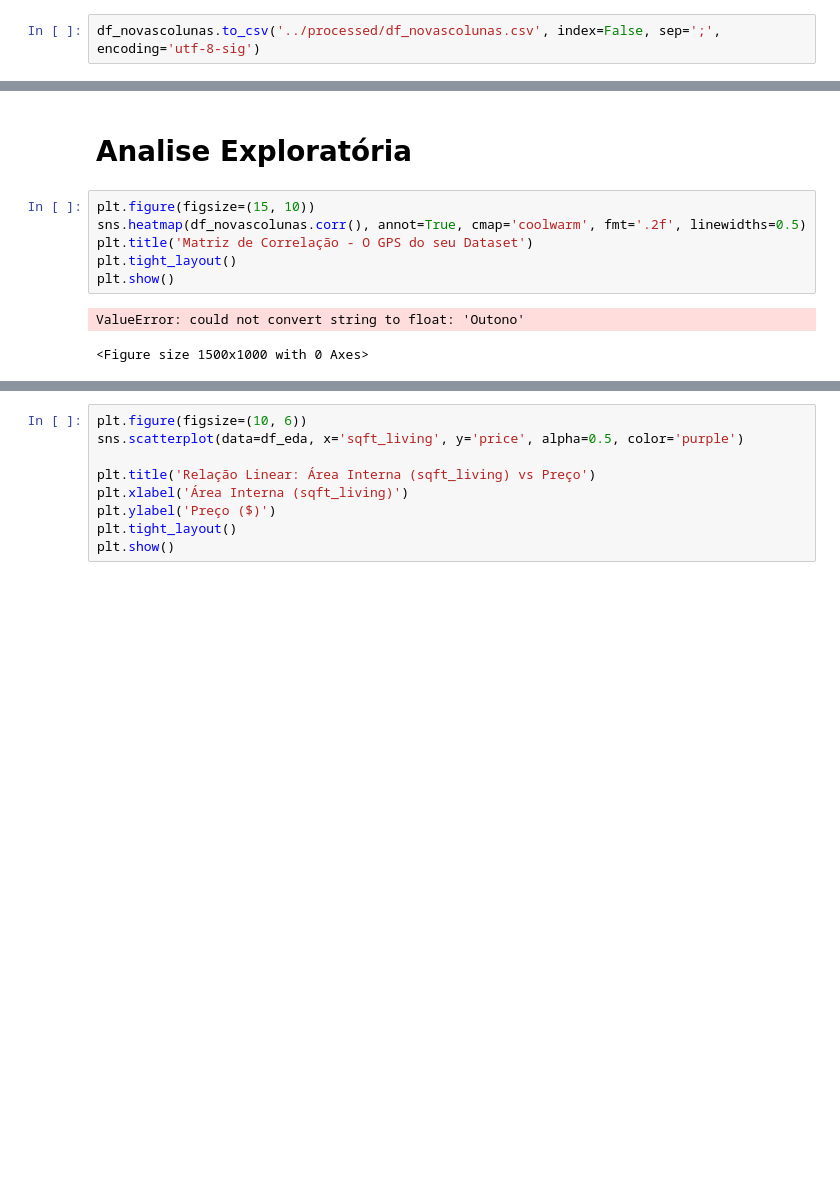
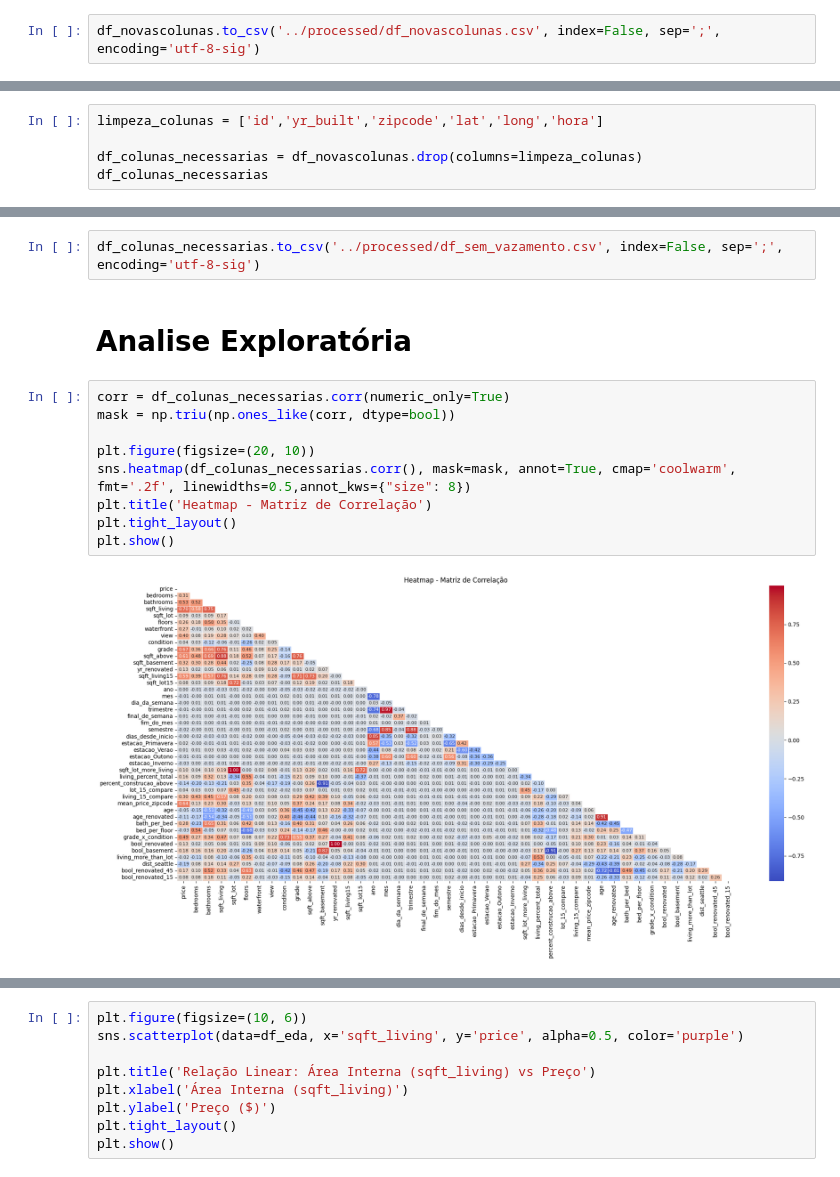
Before and after one commit to programagiovanni-code/sctec_projeto, a Jupyter notebook: tratamento/feature_engineering.ipynb, the cells around one changed output, grey strips where cells are left out. Saved outputs shown, nothing was run; the diff lists cells and outputs as text; blank space fills up the shorter version.

```diff
--- a/tratamento/feature_engineering.ipynb
+++ b/tratamento/feature_engineering.ipynb
@@ -100,0 +120,5 @@ df_novascolunas.to_csv('../processed/df_novascolunas.csv', index=False, sep=';',
+# %%
+limpeza_colunas = ['id','yr_built','zipcode','lat','long','hora']
+
+df_colunas_necessarias = df_novascolunas.drop(columns=limpeza_colunas)
+df_colunas_necessarias
@@ -101,11 +139,15 @@ df_novascolunas.to_csv('../processed/df_novascolunas.csv', index=False, sep=';',
+# %%
+df_colunas_necessarias.to_csv('../processed/df_sem_vazamento.csv', index=False, sep=';', encoding='utf-8-sig')
 # %% [markdown]
 # Analise Exploratória
 # %%
-plt.figure(figsize=(15, 10))
-sns.heatmap(df_novascolunas.corr(), annot=True, cmap='coolwarm', fmt='.2f', linewidths=0.5)
-plt.title('Matriz de Correlação - O GPS do seu Dataset')
+corr = df_colunas_necessarias.corr(numeric_only=True)
+mask = np.triu(np.ones_like(corr, dtype=bool))
+
+plt.figure(figsize=(20, 10))
+sns.heatmap(df_colunas_necessarias.corr(), mask=mask, annot=True, cmap='coolwarm', fmt='.2f', linewidths=0.5,annot_kws={"size": 8})
+plt.title('Heatmap - Matriz de Correlação')
 plt.tight_layout()
 plt.show()
 # %% [output]
-ValueError: could not convert string to float: 'Outono'
-<Figure size 1500x1000 with 0 Axes>
+[figure, added]
```
Also changed, not shown: parts of 13 cells of this notebook, 6 other files.
